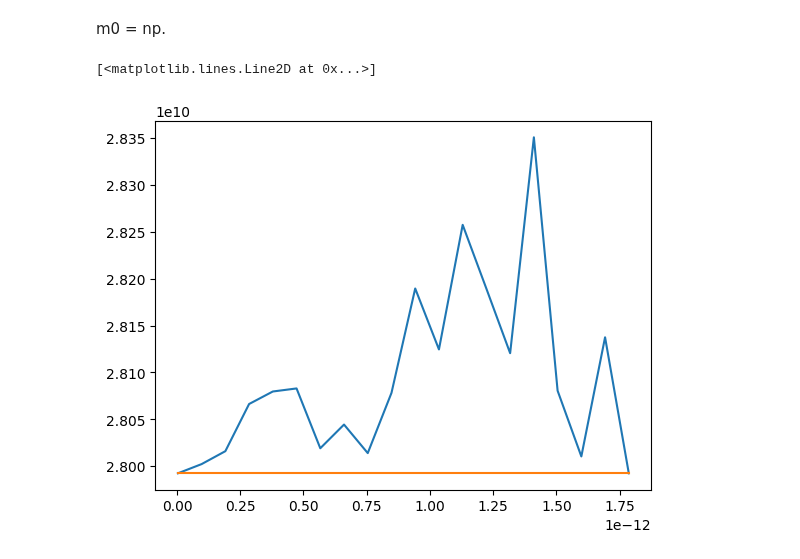
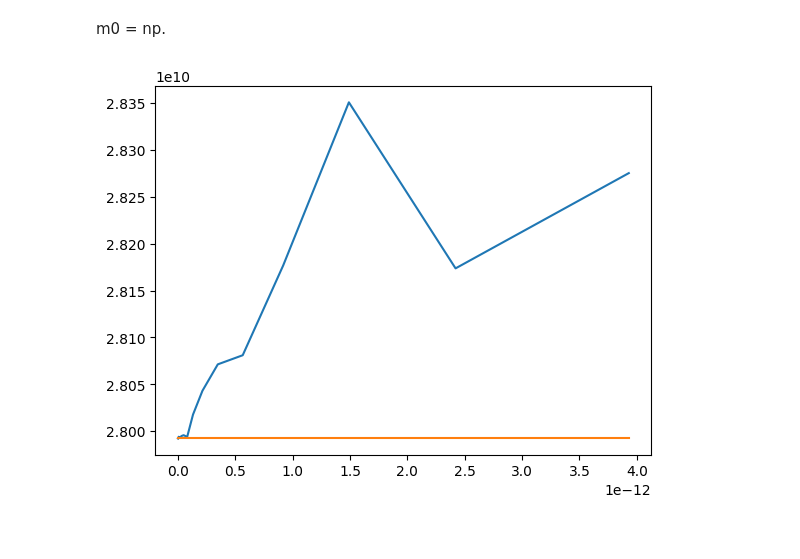
Before and after one commit to shalomori123/LLG_framework, a Jupyter notebook: improve_time_run_and_ram/varifcation_LLG.ipynb, the cells around one changed output. Drawn from its saved outputs; the diff is of its cells as text; code cells hidden in the pictures.

```diff
--- a/improve_time_run_and_ram/varifcation_LLG.ipynb
+++ b/improve_time_run_and_ram/varifcation_LLG.ipynb
@@ -91,7 +91,7 @@ dt_vec = np.linspace(0.001,0.1, 20)
 f_expte = sim.gma * 1/(2*np.pi)
 time_cycle = 1/f_expte
 
-dt_vec  = np.linspace(1e-4*time_cycle, 0.05*time_cycle, 20)
+dt_vec  = 1.1*time_cycle*np.logspace(-5, -1, 20)
 messer_freq = np.zeros(len(dt_vec))
 for i, dt in enumerate(dt_vec):
 
@@ -99,32 +99,35 @@ for i, dt in enumerate(dt_vec):
 # step_to_run = int(10000*time_cycel/dt)
     step_to_run = int(3*time_cycle/dt)
     ms = np.zeros((step_to_run,1, 3))
     # t = np.arange(0, step_to_run)*dt
     ms[0,:,:] = np.array([0.3, 0.4, 0.5]).reshape((1,1,3))
 
 
     for n in tqdm(range(1, step_to_run), desc= f"us {dt} sec det : "):
         ms[n,:,:] = sim.LLG_step(ms[n-1,:,:],H_ext, dt, 0)
 
 
     x = np.squeeze(ms[:,:,0])
     y = np.squeeze(ms[:,:,1])
 # z = ms[:,:,2]
 # plt.plot(t,ms[:,:,0])
 # plt.plot(t, ms[:,:,1])
 # plt.plot(t, ms[:,:,2])
 # plt.legend(["m_x", "m_y", "m_z"])
 # plt.show()
 # plt.close()
     freq = np.fft.rfftfreq(step_to_run,d = dt)
     ms_x_fft = np.fft.rfft(x)
 # plt.plot(freq, abs(ms_x_fft))
 # plt.show()
     ind = list(abs(ms_x_fft)).index(max(abs(ms_x_fft)))
     messer_freq[i] = freq[ind]
 
 plt.plot(dt_vec, messer_freq)
 plt.plot(dt_vec, f_expte*np.ones(len(dt_vec)))
+
+d = {"dt_vec" : dt_vec ,"messer_f" : messer_freq, "f_expte" : f_expte}
+path = "C:\maxwell-LLG\ws\simulation_result\\"
+np.save(path+ "LLG_vervication.npy", d)
 # %% [output]
-[<matplotlib.lines.Line2D at 0x...>]
-[figure, old version]
+[figure, new version]
```
Also changed, not shown: 4 other files.
